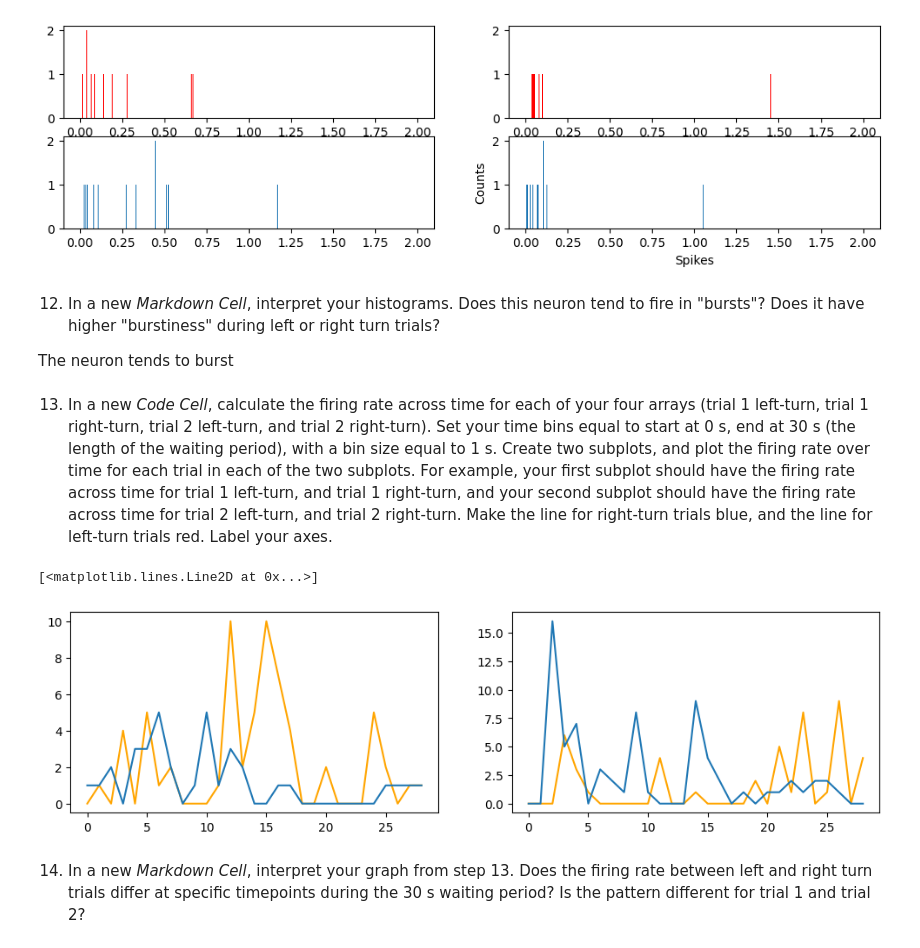
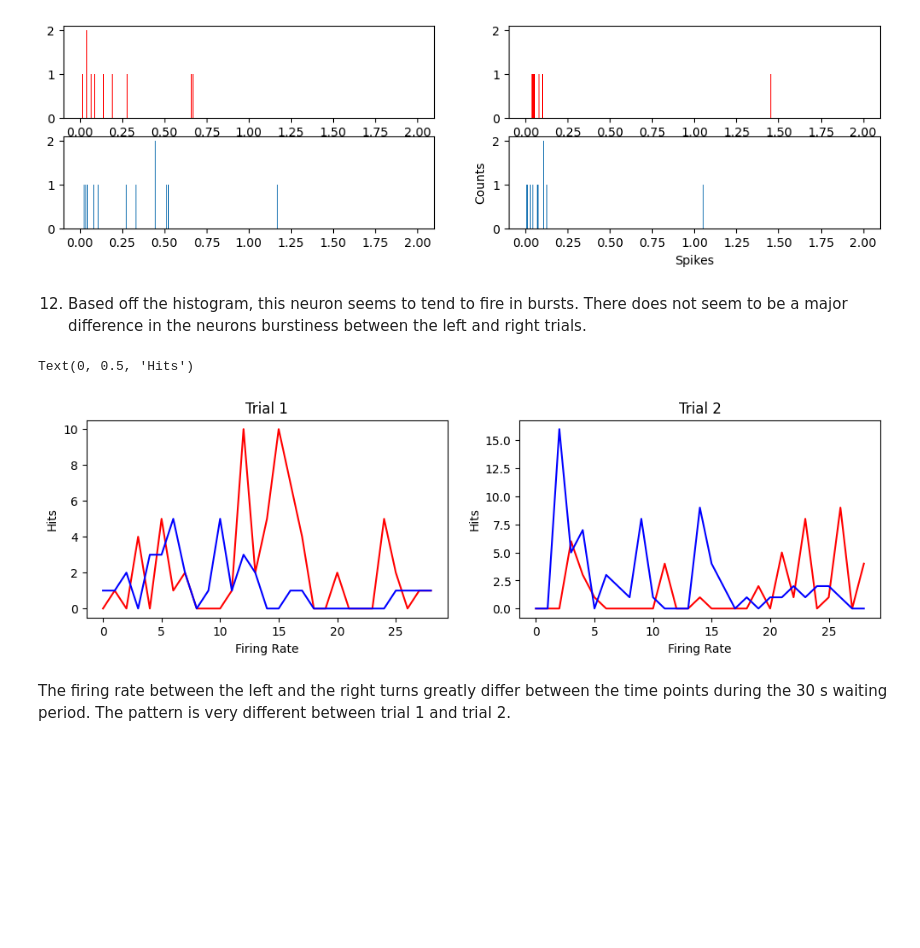
Before and after one commit to oliviachioccariello/NEUR265, a Jupyter notebook: coding_homework_7.ipynb, the cells around one changed output. Cells and saved outputs as stored; diff of their text form; code cells hidden in the pictures; blank space fills up the shorter version.

```diff
--- a/coding_homework_7.ipynb
+++ b/coding_homework_7.ipynb
@@ -125,12 +113,8 @@ plt.ylabel('Counts')               # ... and the y-axis
 # %% [output]
 Text(0, 0.5, 'Counts')
 [figure]
-# %% [markdown]
-12. In a new *Markdown Cell*, interpret your histograms. Does this neuron tend to fire in "bursts"? Does it have higher "burstiness" during left or right turn trials?
-
-The neuron tends to burst
-# %% [markdown]
-13. In a new *Code Cell*, calculate the firing rate across time for each of your four arrays (trial 1 left-turn, trial 1 right-turn, trial 2 left-turn, and trial 2 right-turn). Set your time bins equal to start at 0 s, end at 30 s (the length of the waiting period), with a bin size equal to 1 s. Create two subplots, and plot the firing rate over time for each trial in each of the two subplots. For example, your first subplot should have the firing rate across time for trial 1 left-turn, and trial 1 right-turn, and your second subplot should have the firing rate across time for trial 2 left-turn, and trial 2 right-turn. Make the line for right-turn trials blue, and the line for left-turn trials red. Label your axes.
+# %% [markdown]
+12. Based off the histogram, this neuron seems to tend to fire in bursts. There does not seem to be a major difference in the neurons burstiness between the left and right trials.
 # %%
 binsize = 1                                                                   # Make 1-second bins
 fr_bins = np.arange(0,30,binsize)                                             # Make time bins (in 1 second increments) from 0 to 30 s
@@ -159,14 +143,20 @@ for i in range(len(fr_bins)-1):                                               #
   true_values = spikes_right_trial2[spk_index4]                                          # Our index is a boolean, so we need to isolate "True" values
   fr_right2[i] = (len(true_values))/binsize
 # %%
-fig, axes = plt.subplots(1, 2,figsize=(12, 3))
+fig, axes = plt.subplots(1, 2,figsize=(12, 3))      #create a figure
 
-axes[0].plot(fr_bins[:-1], fr_left1, color = 'orange')
-axes[0].plot(fr_bins[:-1], fr_right1)
-axes[1].plot(fr_bins[:-1], fr_left2, color = 'orange')
-axes[1].plot(fr_bins[:-1], fr_right2)
+axes[0].plot(fr_bins[:-1], fr_left1, color = 'red')     #plot trial 1
+axes[0].plot(fr_bins[:-1], fr_right1, color = 'blue')
+axes[0].set_title('Trial 1')        #label title for first plot
+axes[0].set_xlabel('Firing Rate')   #label x axis for first plot
+axes[0].set_ylabel('Hits')          #label y axis for first plot
+axes[1].plot(fr_bins[:-1], fr_left2, color = 'red')       #plot trial 2
+axes[1].plot(fr_bins[:-1], fr_right2, color = 'blue')
+axes[1].set_title('Trial 2')        #label title for first plot
+axes[1].set_xlabel('Firing Rate')   #label x axis for first plot
+axes[1].set_ylabel('Hits')          #label y axis for first plot
 # %% [output]
-[<matplotlib.lines.Line2D at 0x...>]
+Text(0, 0.5, 'Hits')
-[figure, old version]
+[figure, new version]
 # %% [markdown]
-14. In a new *Markdown Cell*, interpret your graph from step 13. Does the firing rate between left and right turn trials differ at specific timepoints during the 30 s waiting period? Is the pattern different for trial 1 and trial 2?
+The firing rate between the left and the right turns greatly differ between the time points during the 30 s waiting period. The pattern is very different between trial 1 and trial 2.
```
Also changed, not shown: parts of 11 cells of this notebook.
